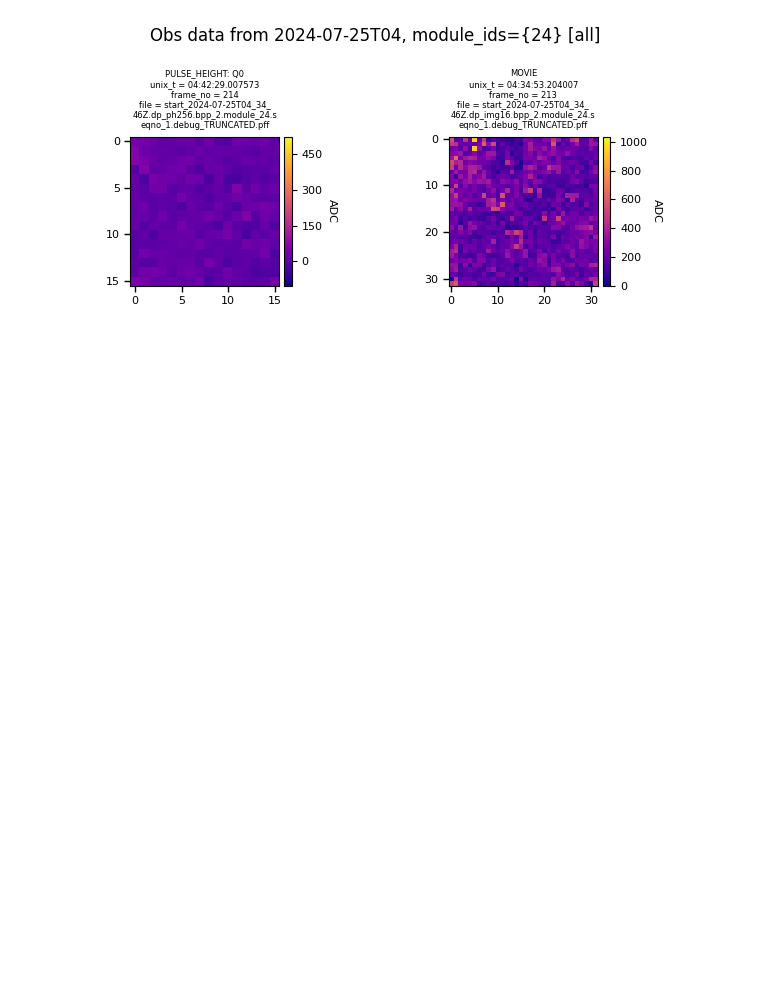
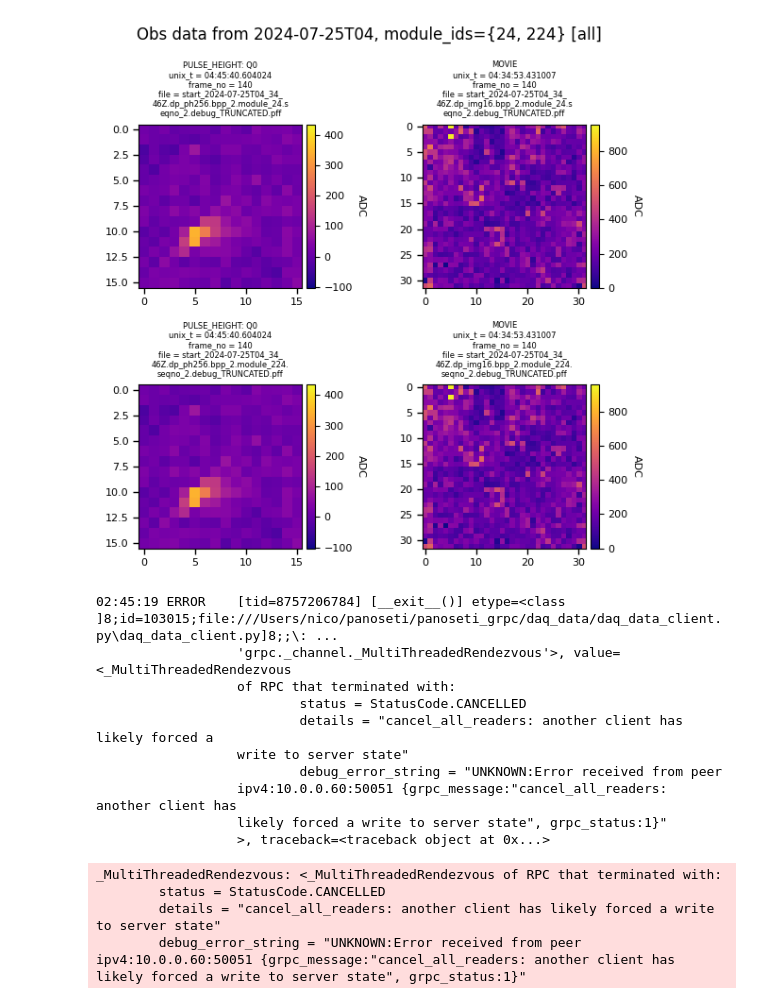
Before and after one commit to panoseti/panoseti_grpc, a Jupyter notebook: client_api_test.ipynb, the cells around one changed output. Saved outputs shown, nothing was run; the diff lists cells and outputs as text; code cells hidden in the pictures; blank space fills up the shorter version.

Commit message:
feat: implement wild-card host specification to broadcast RPCs to all valid hosts

```diff
--- a/client_api_test.ipynb
+++ b/client_api_test.ipynb
@@ -29,6 +32,8 @@ with open(cfg_dir / daq_config_file, 'r') as f:
 # initialize the server
 with DaqDataClient(daq_config, log_level=logging.WARNING) as ddc:
     valid_daq_hosts = ddc.get_valid_daq_hosts()
+    if len(valid_daq_hosts) == 0:
+        print(f"no valid daq hosts")
     for host in valid_daq_hosts:
         print(f"checking connection to {host=}")
         ddc.reflect_services(host)
@@ -54,7 +62,7 @@ with DaqDataClient(daq_config) as ddc:
     valid_daq_hosts = ddc.get_valid_daq_hosts()
     # select the first daq node
     assert len(valid_daq_hosts) > 0, "must have at least one valid daq node"
-    host = list(valid_daq_hosts)[0]
+    host = list(valid_daq_hosts)[0:1]
 
     # create visualizer
     previewer = PanoImagePreviewer(
@@ -79,34 +87,43 @@ with DaqDataClient(daq_config) as ddc:
 # %%
 # Show PanoImagePreviewer: Multiple DAQ nodes
 # stream images: config
 stream_movie_data = True
 stream_pulse_height_data = True
-update_interval_seconds=0.5
+update_interval_seconds=2.0
 
-# stream images: calls
+# Using the DaqData API
 with DaqDataClient(daq_config) as ddc:
-    valid_daq_hosts = ddc.get_valid_daq_hosts()
-    # create visualizer
+    # Create visualization class
     previewer = PanoImagePreviewer(
         stream_movie_data, stream_pulse_height_data, [], jupyter_notebook=True
     )
-    # Call the StreamImages RPC on all active DAQ nodes for previewing pulse-height and movie-mode data
-    streams = []
-    for host in valid_daq_hosts:
-        stream = ddc.stream_images(
-            host,
-            stream_movie_data,
-            stream_pulse_height_data,
-            update_interval_seconds,
-            wait_for_ready=True,
-            parse_pano_images=True,
-        )
-        streams.append(stream)
+    # Call the StreamImages RPC on all valid DAQ nodes
+    valid_daq_hosts = ddc.get_valid_daq_hosts()
+    stream = ddc.stream_images(
+        valid_daq_hosts,
+        stream_movie_data,
+        stream_pulse_height_data,
+        update_interval_seconds,
+        wait_for_ready=True,
+        parse_pano_images=True,
+    )
 
-    # Update plots with data from the return streams
-    while True:
-        for stream in streams:
-            pano_image = next(stream)
-            previewer.update(pano_image)
+    # Update plots
+    for pano_image in stream:
+        previewer.update(pano_image)
 # %% [output]
-[figure, old version]
+[figure, new version]
+02:45:19 ERROR    [tid=8757206784] [__exit__()] etype=<class                                 ]8;id=103015;file:///Users/nico/panoseti/panoseti_grpc/daq_data/daq_data_client.py\daq_data_client.py]8;;\: ...
+                  'grpc._channel._MultiThreadedRendezvous'>, value=<_MultiThreadedRendezvous
+                  of RPC that terminated with:
+                          status = StatusCode.CANCELLED
+                          details = "cancel_all_readers: another client has likely forced a
+                  write to server state"
+                          debug_error_string = "UNKNOWN:Error received from peer
+                  ipv4:10.0.0.60:50051 {grpc_message:"cancel_all_readers: another client has
+                  likely forced a write to server state", grpc_status:1}"
+                  >, traceback=<traceback object at 0x...>
+_MultiThreadedRendezvous: <_MultiThreadedRendezvous of RPC that terminated with:
+        status = StatusCode.CANCELLED
+        details = "cancel_all_readers: another client has likely forced a write to server state"
+        debug_error_string = "UNKNOWN:Error received from peer ipv4:10.0.0.60:50051 {grpc_message:"cancel_all_readers: another client has likely forced a write to server state", grpc_status:1}"
```
Also changed, not shown: parts of 4 cells of this notebook, 6 other files.
